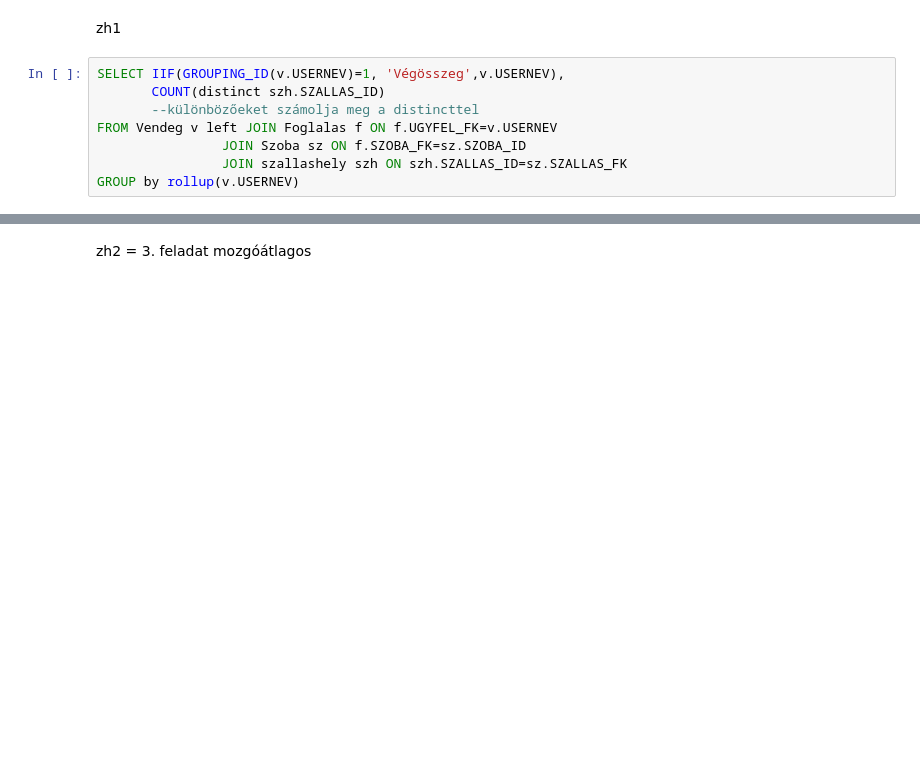
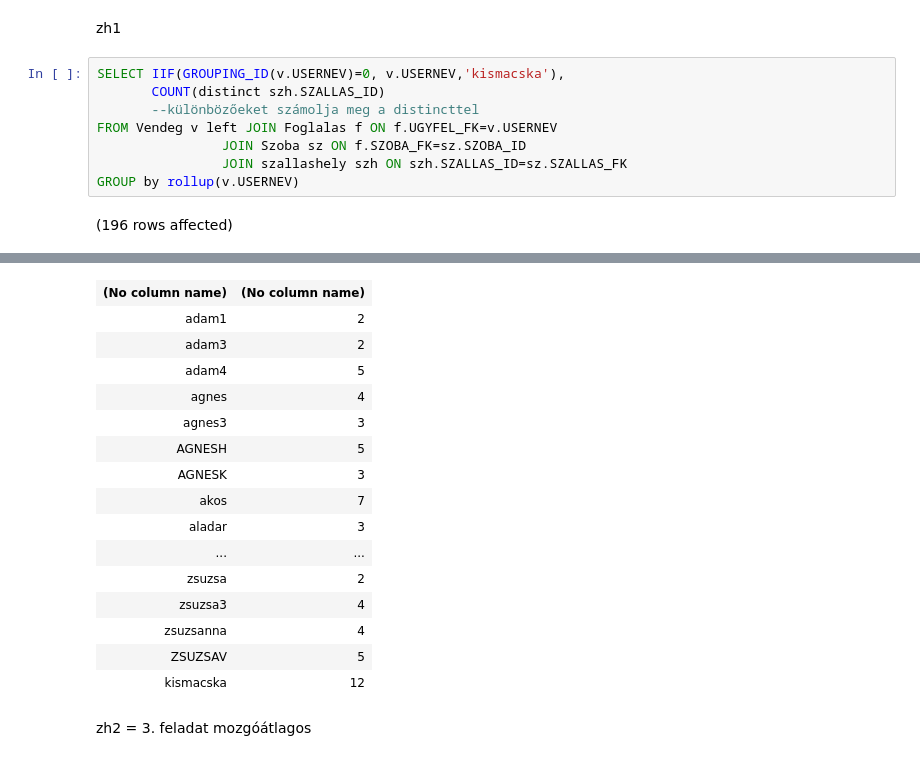
Before and after one commit to mlevente0703/sqlgyak03, a Jupyter notebook: gyakorlat06_feladatok.ipynb, the cells around one changed output, grey strips where cells are left out. Cells and saved outputs as stored; diff of their text form; blank space fills up the shorter version.

```diff
--- a/gyakorlat06_feladatok.ipynb
+++ b/gyakorlat06_feladatok.ipynb
@@ -201,10 +201,12 @@ a. Elég a kategóriák nevét megjeleníteni!
 # %% [markdown]
 zh1
 # %%
-SELECT IIF(GROUPING_ID(v.USERNEV)=1, 'Végösszeg',v.USERNEV),
+SELECT IIF(GROUPING_ID(v.USERNEV)=0, v.USERNEV,'kismacska'),
        COUNT(distinct szh.SZALLAS_ID)
        --különbözőeket számolja meg a distincttel
 FROM Vendeg v left JOIN Foglalas f ON f.UGYFEL_FK=v.USERNEV
                 JOIN Szoba sz ON f.SZOBA_FK=sz.SZOBA_ID
                 JOIN szallashely szh ON szh.SZALLAS_ID=sz.SZALLAS_FK
 GROUP by rollup(v.USERNEV)
+# %% [output]
+(196 rows affected)
@@ -211,2 +214,18 @@ GROUP by rollup(v.USERNEV)
+| (No column name) | (No column name) |
+| adam1 | 2 |
+| adam3 | 2 |
+| adam4 | 5 |
+| agnes | 4 |
+| agnes3 | 3 |
+| AGNESH | 5 |
+| AGNESK | 3 |
+| akos | 7 |
+| aladar | 3 |
+| ... | ... |
+| zsuzsa | 2 |
+| zsuzsa3 | 4 |
+| zsuzsanna | 4 |
+| ZSUZSAV | 5 |
+| kismacska | 12 |
 # %% [markdown]
 zh2 = 3. feladat mozgóátlagos
```
Also changed, not shown: parts of 5 cells of this notebook, 1 other file.
